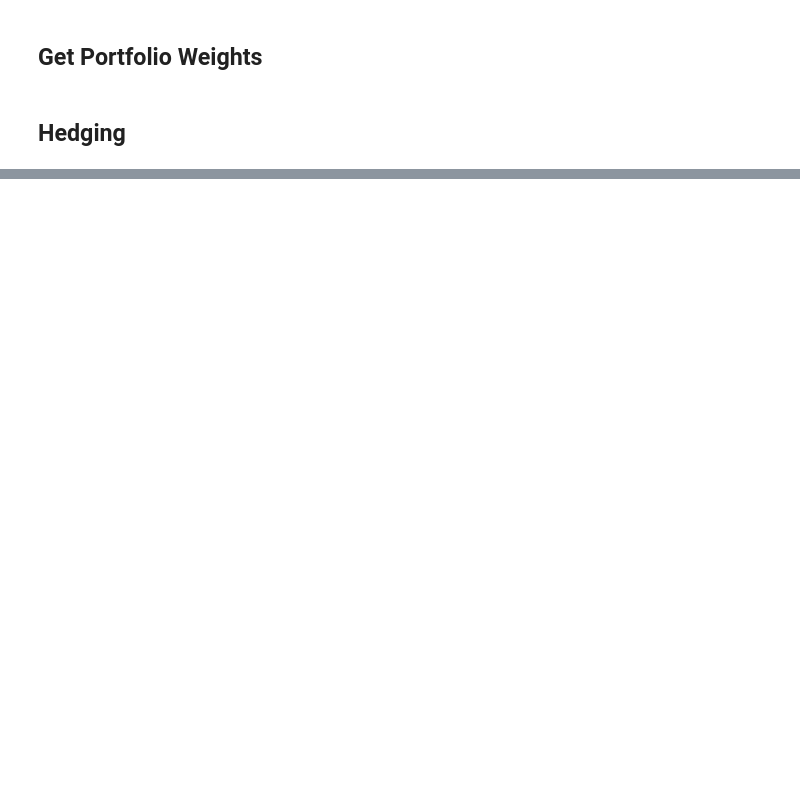
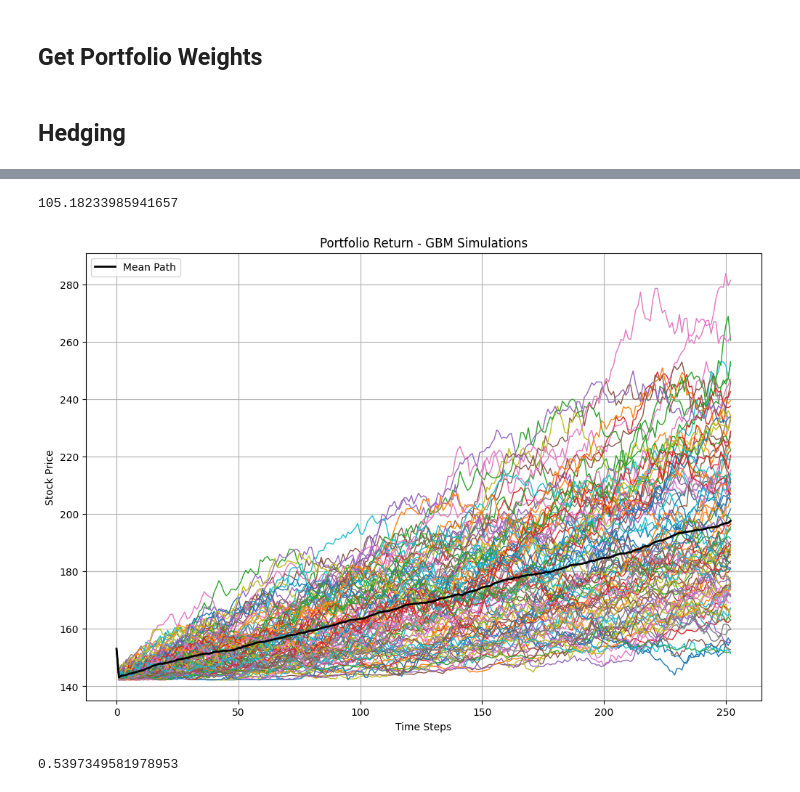
Before and after one commit to wlester3/Equity_Options_Port_Optimization, a Jupyter notebook: option_hedging.ipynb, the cells around one changed output, grey strips where cells are left out. Saved outputs shown, nothing was run; the diff lists cells and outputs as text; code cells hidden in the pictures; blank space fills up the shorter version.

```diff
--- a/option_hedging.ipynb
+++ b/option_hedging.ipynb
@@ -200,0 +205,22 @@ hedge_downside(stock_df, tickers, weight_dict, strike_pcts)
+# %%
+long = weights_dict['XLE'] >0.0  # If we are long the stock
+
+
+S0 = stock_df['XLE'][-1]
+if long:
+    price = price_of_options_df.query("Ticker == 'XLE'").reset_index().put_atm[0]
+else:
+    price = price_of_options_df.query("Ticker == 'XLE'").reset_index().call_atm[0]
+
+gpc_gbm=dat_func.simulate_gbm(stock_df['XLE'][-1],returns_df.mean()['XLE']*252,returns_df.std()['XLE']*np.sqrt(252),1,N=1000)
+
+
+#gpc_gbm
+gpc_gbm -= price
+gpc_gbm = gpc_gbm + np.maximum(S0 - gpc_gbm,0)
+
+print(np.mean(gpc_gbm[:,-1]))
+
+vis.plot_paths(gpc_gbm,f'{'XLE'} GBM',False)
+# %% [output]
+105.18233985941657
@@ -200,0 +272,5 @@ hedge_downside(stock_df, tickers, weight_dict, strike_pcts)
+# %%
+adjust_port_performance(ticker_list,weights_dict,stock_df,returns_df,price_of_options_df,log_returns, risk_free_rate)
+# %% [output]
+[figure, added]
+0.5397349581978953
```
Also changed, not shown: parts of 13 cells of this notebook, 4 other files.
